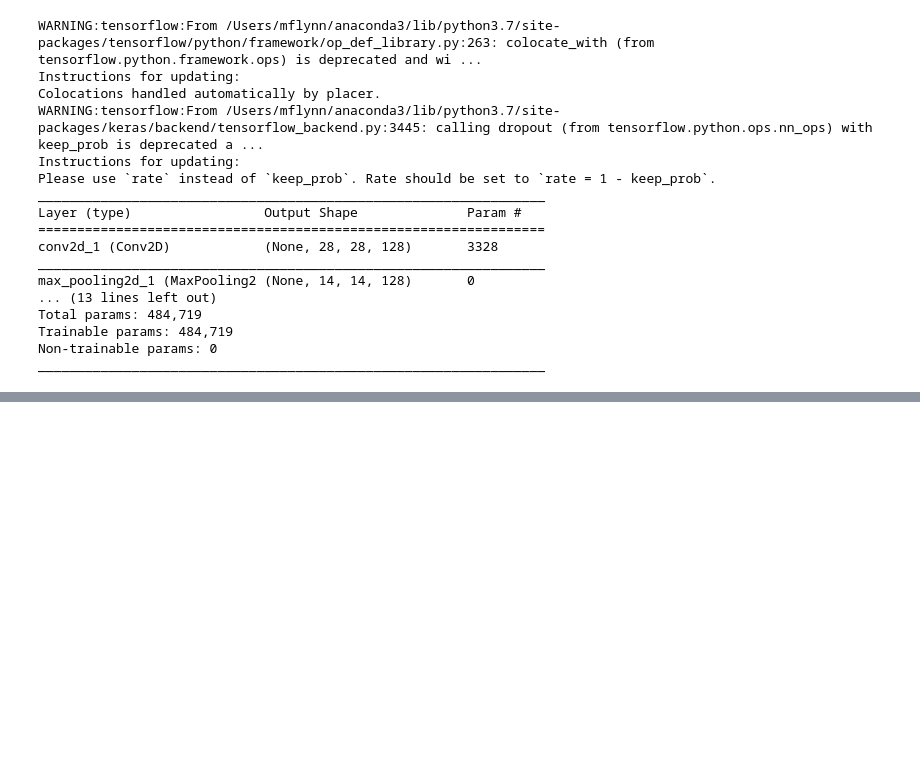
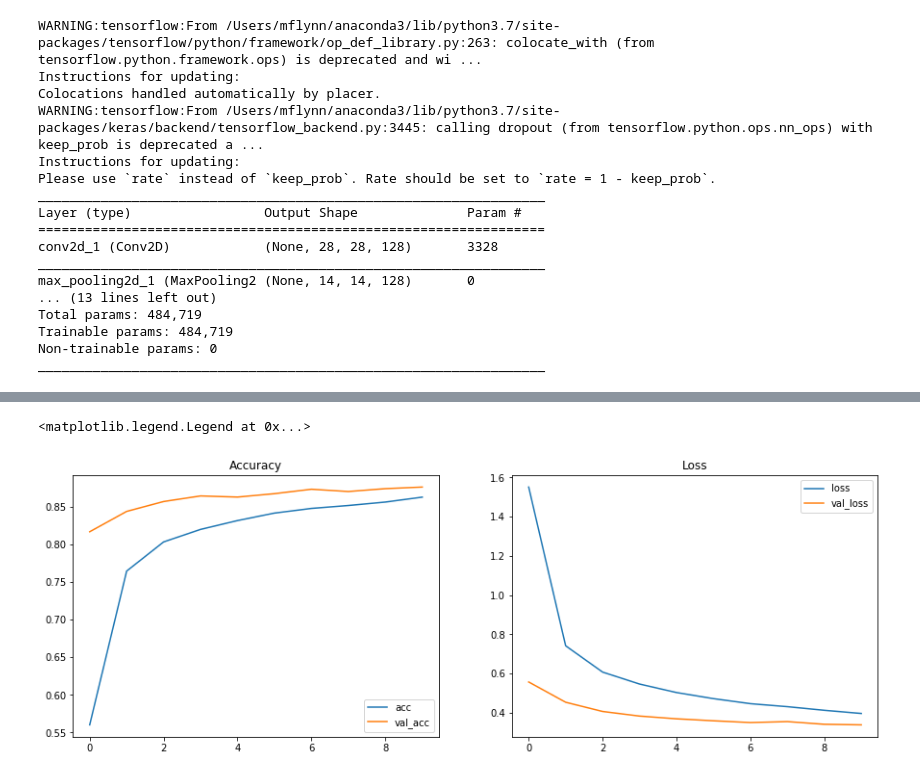
Before and after one commit to hvannia/emnist_grp, a Jupyter notebook: notebooks/emnist_cnn.ipynb, the cells around one changed output, grey strips where cells are left out. Cells and saved outputs as stored; diff of their text form; code cells hidden in the pictures; blank space fills up the shorter version.

```diff
--- a/notebooks/emnist_cnn.ipynb
+++ b/notebooks/emnist_cnn.ipynb
@@ -187,0 +191,16 @@ hdf
+# %%
+# Plot statistics from training
+plt.figure(figsize=(15,5))
+plt.subplot(1,2,1)
+plt.plot(list(hdf.index), hdf['acc'], label='acc')
+plt.plot(list(hdf.index), hdf['val_acc'], label='val_acc')
+plt.title('Accuracy')
+plt.legend()
+plt.subplot(1,2,2)
+plt.plot(list(hdf.index), hdf['loss'], label='loss')
+plt.plot(list(hdf.index), hdf['val_loss'], label='val_loss')
+plt.title('Loss')
+plt.legend()
+# %% [output]
+<matplotlib.legend.Legend at 0x...>
+[figure, added]
```
Also changed, not shown: parts of 15 cells of this notebook, 3 other files.
